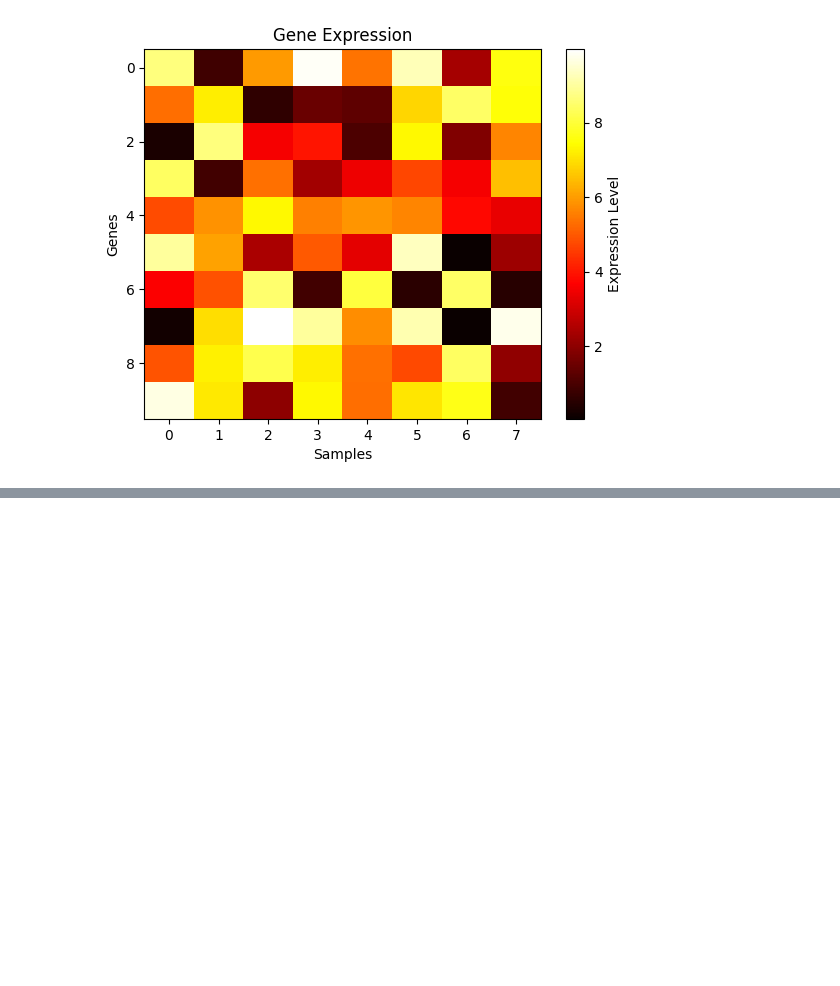
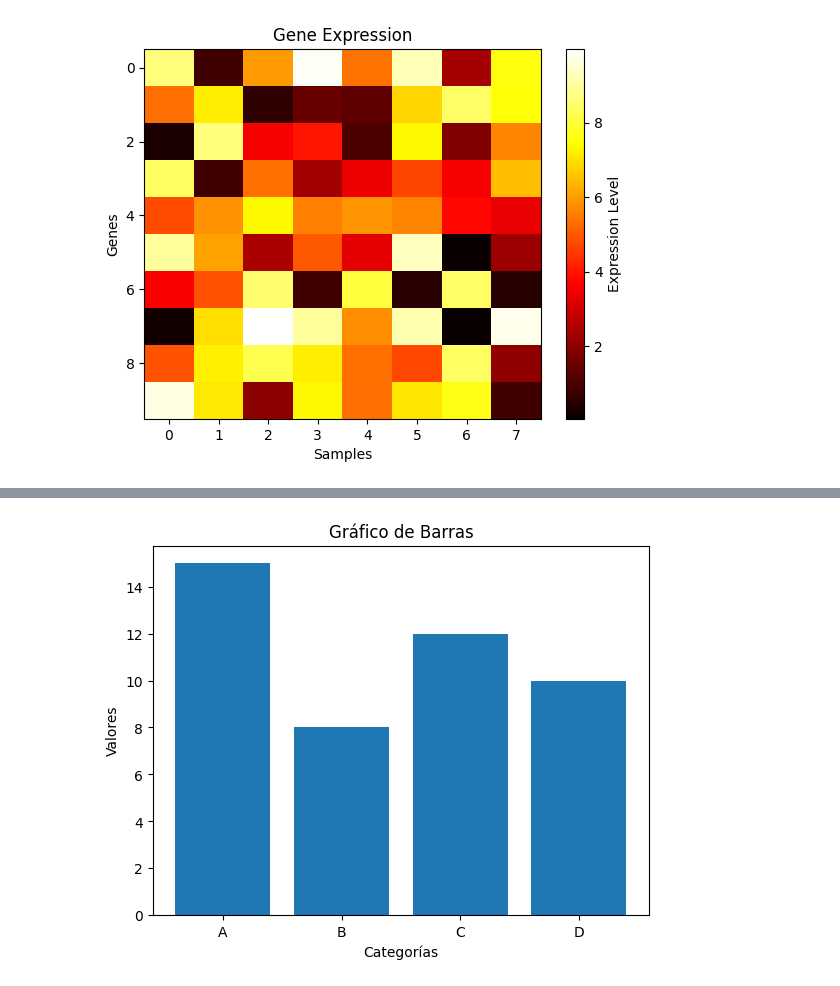
Before and after one commit to Jorge-LGH/Learn_Python, a Jupyter notebook: Matplotlib.ipynb, the cells around one changed output, grey strips where cells are left out. Saved outputs shown, nothing was run; the diff lists cells and outputs as text; code cells hidden in the pictures; blank space fills up the shorter version.

```diff
--- a/Matplotlib.ipynb
+++ b/Matplotlib.ipynb
@@ -425,0 +457,11 @@ plt.show()
+# %%
+categorias = ['A', 'B', 'C', 'D']
+valores = [15, 8, 12, 10]
+
+plt.bar(categorias, valores)
+plt.xlabel('Categorías')
+plt.ylabel('Valores')
+plt.title('Gráfico de Barras')
+plt.show()
+# %% [output]
+[figure, added]
```
Also changed, not shown: parts of 9 cells of this notebook.
